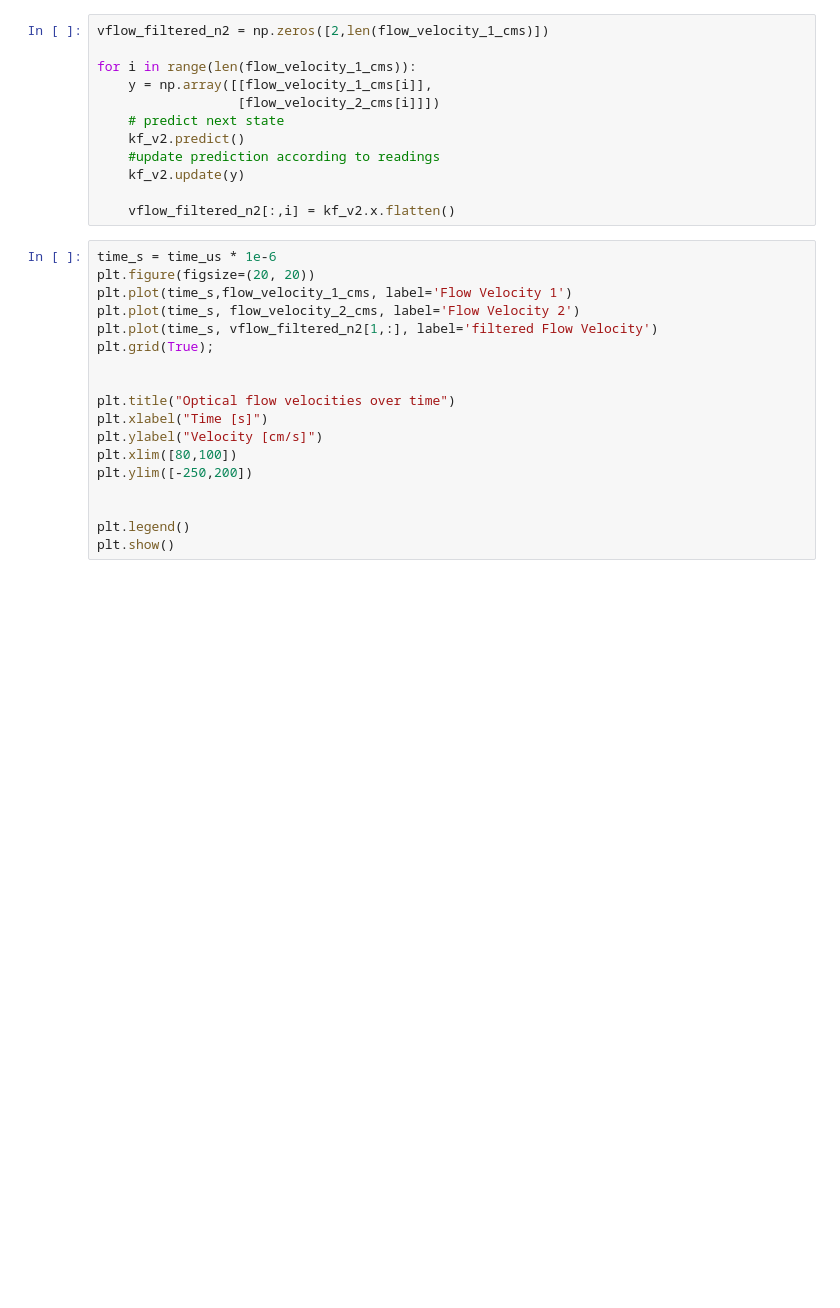
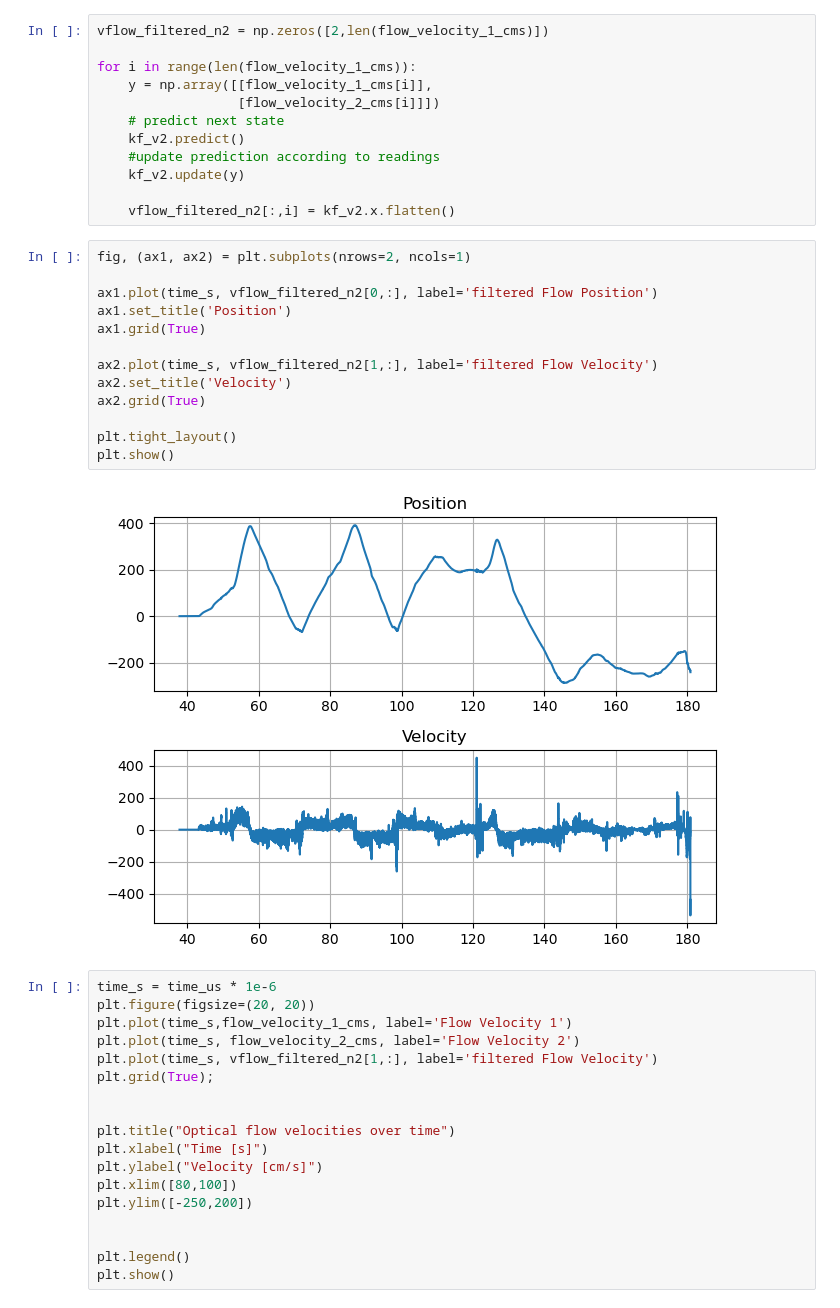
Before and after one commit to lior-sc/kalman_filter_notebook, a Jupyter notebook: kalman state estimator.ipynb, the cells around one changed output. Saved outputs shown, nothing was run; the diff lists cells and outputs as text; blank space fills up the shorter version.

```diff
--- a/kalman state estimator.ipynb
+++ b/kalman state estimator.ipynb
@@ -406,6 +421,21 @@ for i in range(len(flow_velocity_1_cms)):
     kf_v2.update(y)
 
     vflow_filtered_n2[:,i] = kf_v2.x.flatten()
+# %%
+fig, (ax1, ax2) = plt.subplots(nrows=2, ncols=1)
+
+ax1.plot(time_s, vflow_filtered_n2[0,:], label='filtered Flow Position')
+ax1.set_title('Position')
+ax1.grid(True)
+
+ax2.plot(time_s, vflow_filtered_n2[1,:], label='filtered Flow Velocity')
+ax2.set_title('Velocity')
+ax2.grid(True)
+
+plt.tight_layout()
+plt.show()
+# %% [output]
+[figure, added]
 # %%
 time_s = time_us * 1e-6
 plt.figure(figsize=(20, 20))
```
Also changed, not shown: parts of 2 cells of this notebook.
